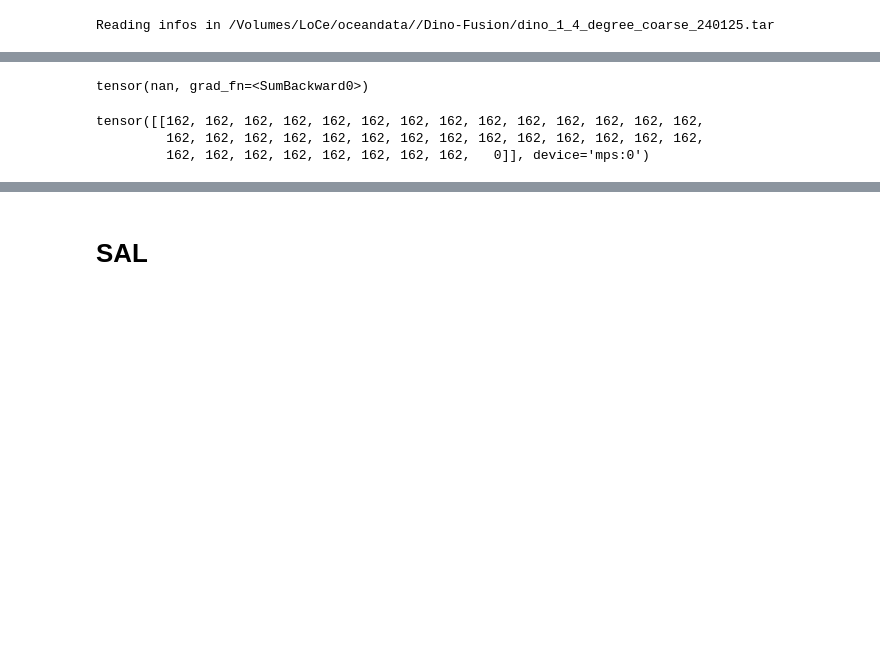
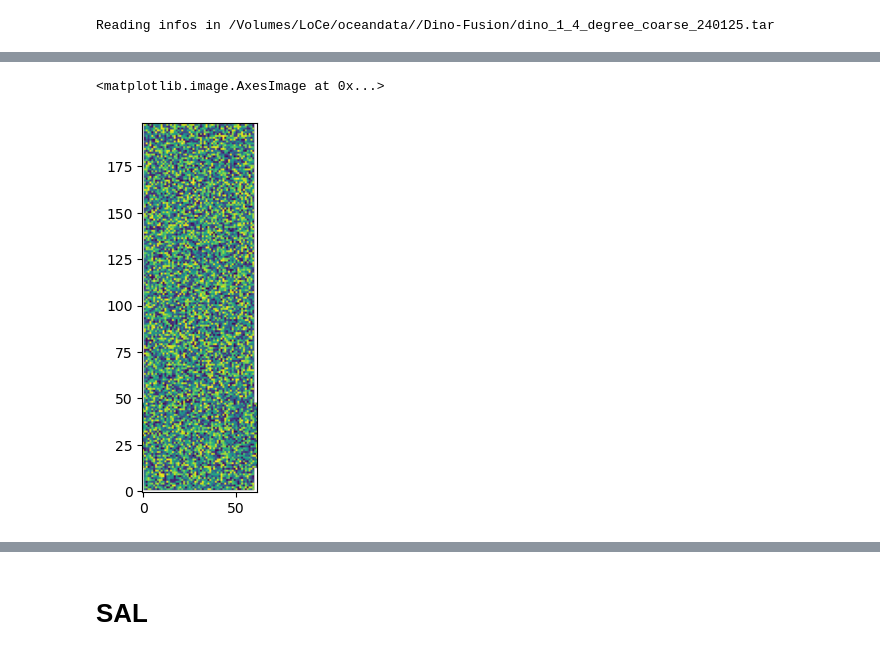
Before and after one commit to Etienne-Meunier/DINO-Fusion, a Jupyter notebook: Results/notebooks/Sampling.ipynb, the cells around one changed output, grey strips where cells are left out. Cells and saved outputs as stored; diff of their text form; code cells hidden in the pictures; blank space fills up the shorter version.

```diff
--- a/Results/notebooks/Sampling.ipynb
+++ b/Results/notebooks/Sampling.ipynb
@@ -91,4 +58,0 @@ tensor(nan)
-# %%
-l
-# %% [output]
-tensor(nan, grad_fn=<SumBackward0>)
@@ -99,6 +59,5 @@ loss.backward()
-# %%
-gen.grad.isnan().sum(axis=(-2,-1))
-# %% [output]
-tensor([[162, 162, 162, 162, 162, 162, 162, 162, 162, 162, 162, 162, 162, 162,
-         162, 162, 162, 162, 162, 162, 162, 162, 162, 162, 162, 162, 162, 162,
-         162, 162, 162, 162, 162, 162, 162, 162,   0]], device='mps:0')
+# %%
+plt.imshow(observer.unnormalized(gen)['toce'][0,-1].cpu())
+# %% [output]
+<matplotlib.image.AxesImage at 0x...>
+[figure, added]
```
Also changed, not shown: parts of 31 cells of this notebook, 9 other files.
